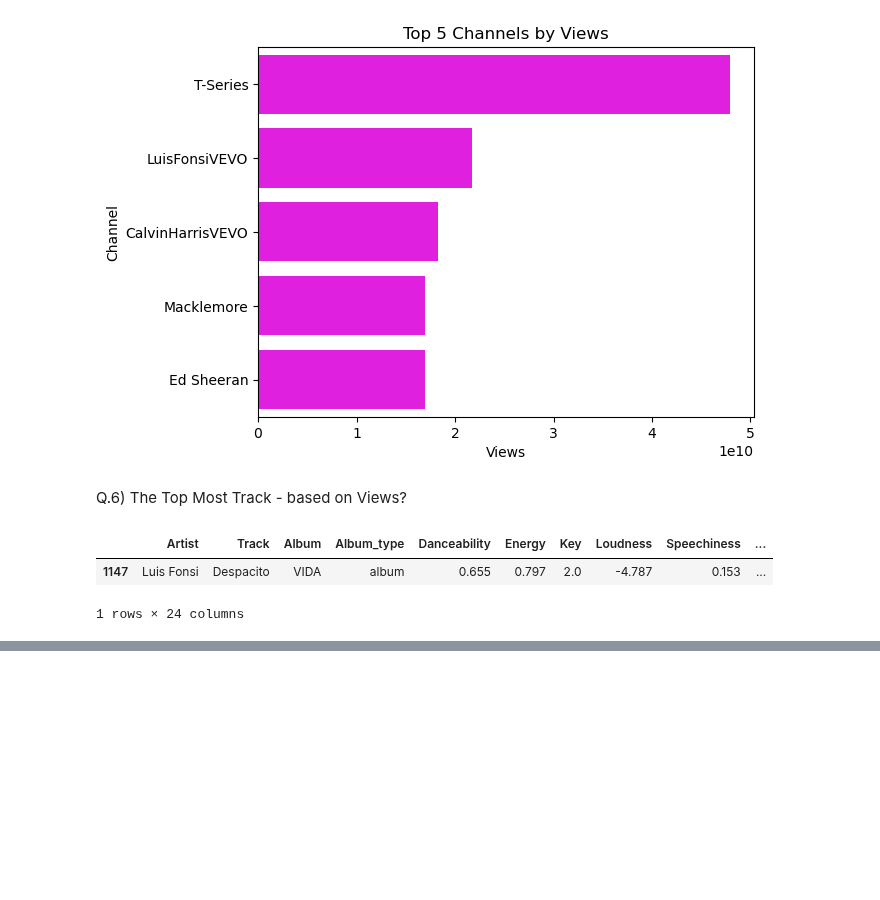
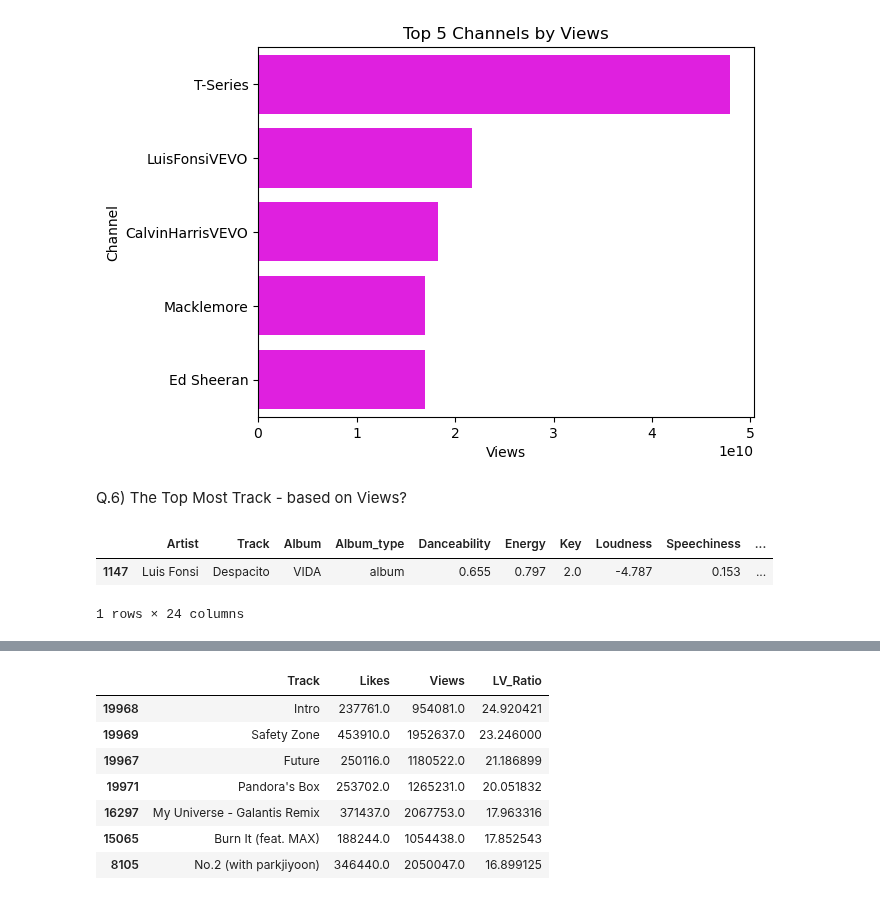
Before and after one commit to Lenmbugua/Analytics-Practice-Datasets, a Jupyter notebook: Spotify Youtube Dataset.ipynb, the cells around one changed output, grey strips where cells are left out. Cells and saved outputs as stored; diff of their text form; code cells hidden in the pictures; blank space fills up the shorter version.

```diff
--- a/Spotify Youtube Dataset.ipynb
+++ b/Spotify Youtube Dataset.ipynb
@@ -444,0 +488,11 @@ df.sort_values(by = 'Views', ascending = False).head(1)
+# %%
+track_lv.sort_values(by = 'LV_Ratio', ascending = False).head(7)
+# %% [output]
+|  | Track | Likes | Views | LV_Ratio |
+| 19968 | Intro | 237761.0 | 954081.0 | 24.920421 |
+| 19969 | Safety Zone | 453910.0 | 1952637.0 | 23.246000 |
+| 19967 | Future | 250116.0 | 1180522.0 | 21.186899 |
+| 19971 | Pandora's Box | 253702.0 | 1265231.0 | 20.051832 |
+| 16297 | My Universe - Galantis Remix | 371437.0 | 2067753.0 | 17.963316 |
+| 15065 | Burn It (feat. MAX) | 188244.0 | 1054438.0 | 17.852543 |
+| 8105 | No.2 (with parkjiyoon) | 346440.0 | 2050047.0 | 16.899125 |
```
Also changed, not shown: parts of 6 cells of this notebook.
